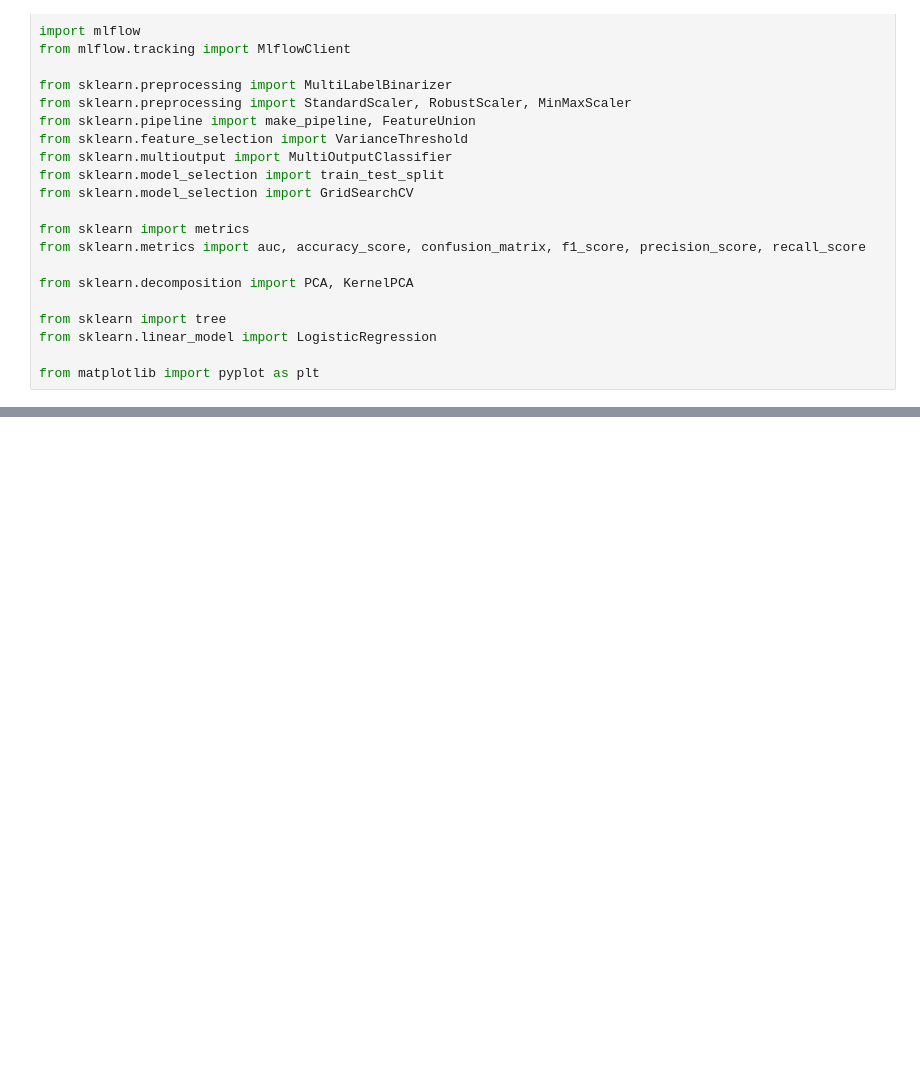
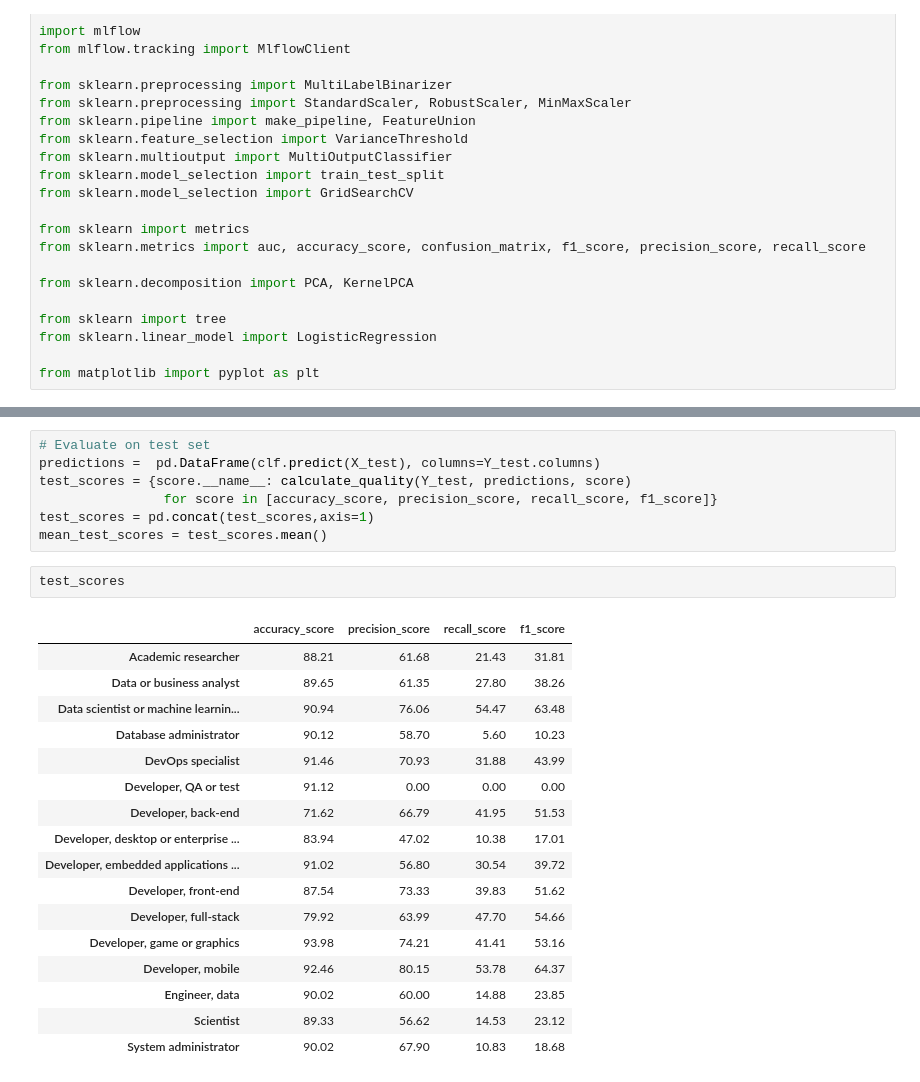
Before and after one commit to fadyelgawly92/ITI_ds_live, a Jupyter notebook: notebooks/04b_model_job_baseline.ipynb, the cells around one changed output, grey strips where cells are left out. Saved outputs shown, nothing was run; the diff lists cells and outputs as text; blank space fills up the shorter version.

```diff
--- a/notebooks/04b_model_job_baseline.ipynb
+++ b/notebooks/04b_model_job_baseline.ipynb
@@ -50,0 +290,27 @@ from matplotlib import pyplot as plt
+# %%
+# Evaluate on test set
+predictions =  pd.DataFrame(clf.predict(X_test), columns=Y_test.columns)
+test_scores = {score.__name__: calculate_quality(Y_test, predictions, score)
+                for score in [accuracy_score, precision_score, recall_score, f1_score]}
+test_scores = pd.concat(test_scores,axis=1)
+mean_test_scores = test_scores.mean()
+# %%
+test_scores
+# %% [output]
+|  | accuracy_score | precision_score | recall_score | f1_score |
+| Academic researcher | 88.21 | 61.68 | 21.43 | 31.81 |
+| Data or business analyst | 89.65 | 61.35 | 27.80 | 38.26 |
+| Data scientist or machine learnin... | 90.94 | 76.06 | 54.47 | 63.48 |
+| Database administrator | 90.12 | 58.70 | 5.60 | 10.23 |
+| DevOps specialist | 91.46 | 70.93 | 31.88 | 43.99 |
+| Developer, QA or test | 91.12 | 0.00 | 0.00 | 0.00 |
+| Developer, back-end | 71.62 | 66.79 | 41.95 | 51.53 |
+| Developer, desktop or enterprise ... | 83.94 | 47.02 | 10.38 | 17.01 |
+| Developer, embedded applications ... | 91.02 | 56.80 | 30.54 | 39.72 |
+| Developer, front-end | 87.54 | 73.33 | 39.83 | 51.62 |
+| Developer, full-stack | 79.92 | 63.99 | 47.70 | 54.66 |
+| Developer, game or graphics | 93.98 | 74.21 | 41.41 | 53.16 |
+| Developer, mobile | 92.46 | 80.15 | 53.78 | 64.37 |
+| Engineer, data | 90.02 | 60.00 | 14.88 | 23.85 |
+| Scientist | 89.33 | 56.62 | 14.53 | 23.12 |
+| System administrator | 90.02 | 67.90 | 10.83 | 18.68 |
```
Also changed, not shown: parts of 39 cells of this notebook, 16 other files.
